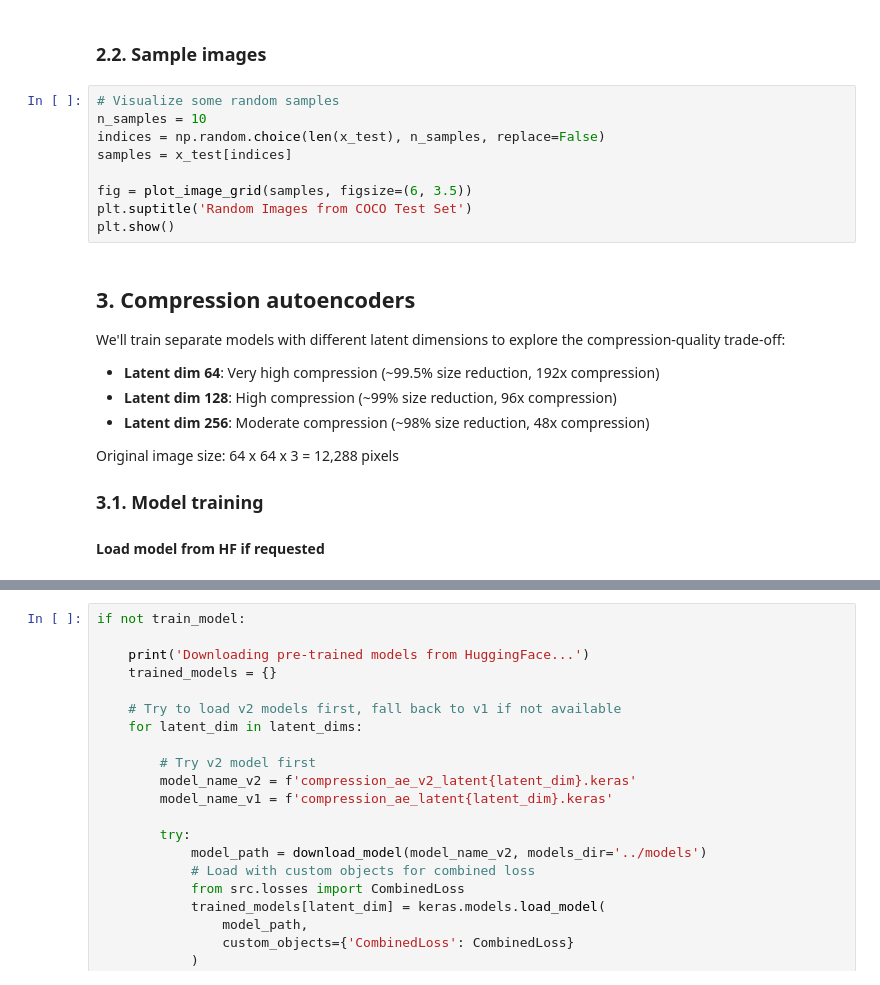
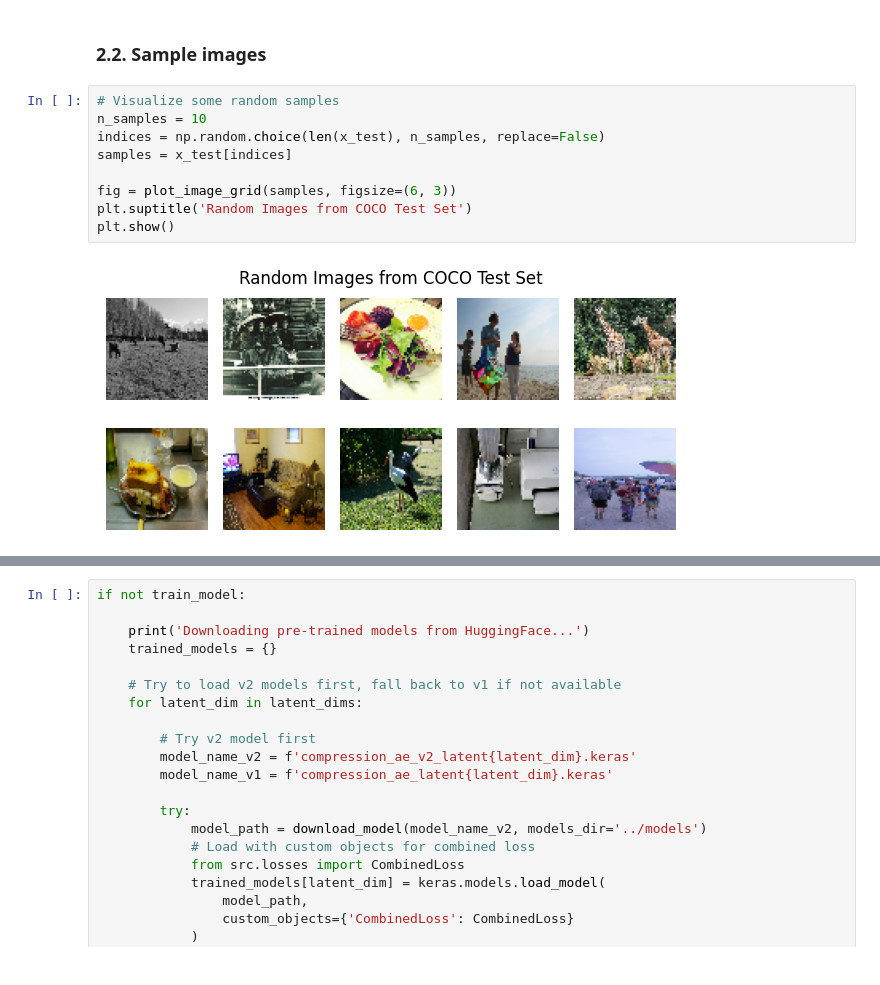
Before and after one commit to gperdrizet/autoencoders, a Jupyter notebook: notebooks/01-compression.ipynb, the cells around one changed output, grey strips where cells are left out. Drawn from its saved outputs; the diff is of its cells as text.

Commit message:
Added major improvements to the compression autoencoder

```diff
--- a/notebooks/01-compression.ipynb
+++ b/notebooks/01-compression.ipynb
@@ -115,24 +119,12 @@ Data source: Local cache (30% subset)
 # %%
 # Visualize some random samples
 n_samples = 10
 indices = np.random.choice(len(x_test), n_samples, replace=False)
 samples = x_test[indices]
 
-fig = plot_image_grid(samples, figsize=(6, 3.5))
+fig = plot_image_grid(samples, figsize=(6, 3))
 plt.suptitle('Random Images from COCO Test Set')
 plt.show()
+# %% [output]
+[figure, added]
-# %% [markdown]
-## 3. Compression autoencoders
-
-We'll train separate models with different latent dimensions to explore the compression-quality trade-off:
-
-- **Latent dim 64**: Very high compression (~99.5% size reduction, 192x compression)
-- **Latent dim 128**: High compression (~99% size reduction, 96x compression)
-- **Latent dim 256**: Moderate compression (~98% size reduction, 48x compression)
-
-Original image size: 64 x 64 x 3 = 12,288 pixels
-
-### 3.1. Model training
-
-#### Load model from HF if requested
 # %% [markdown]
```
Also changed, not shown: parts of 9 cells of this notebook, 5 other files.
